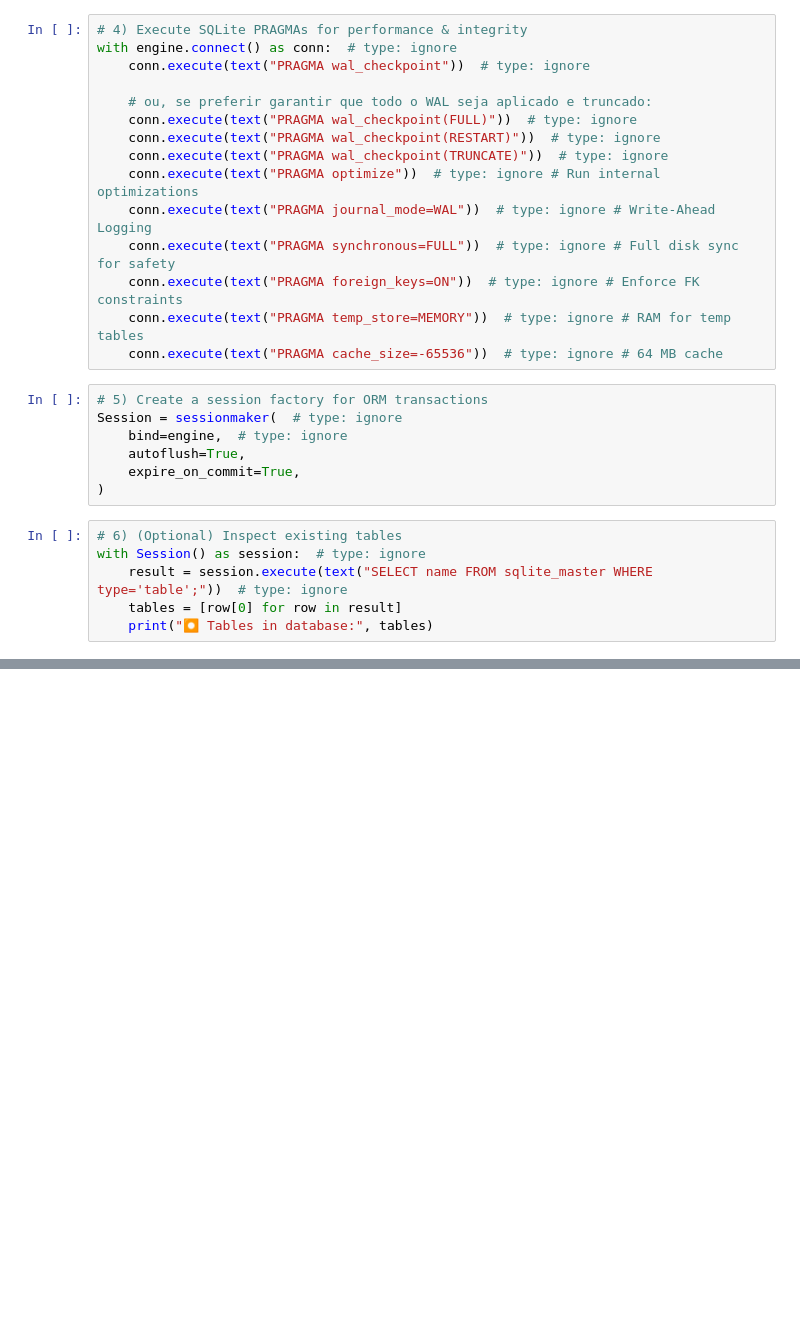
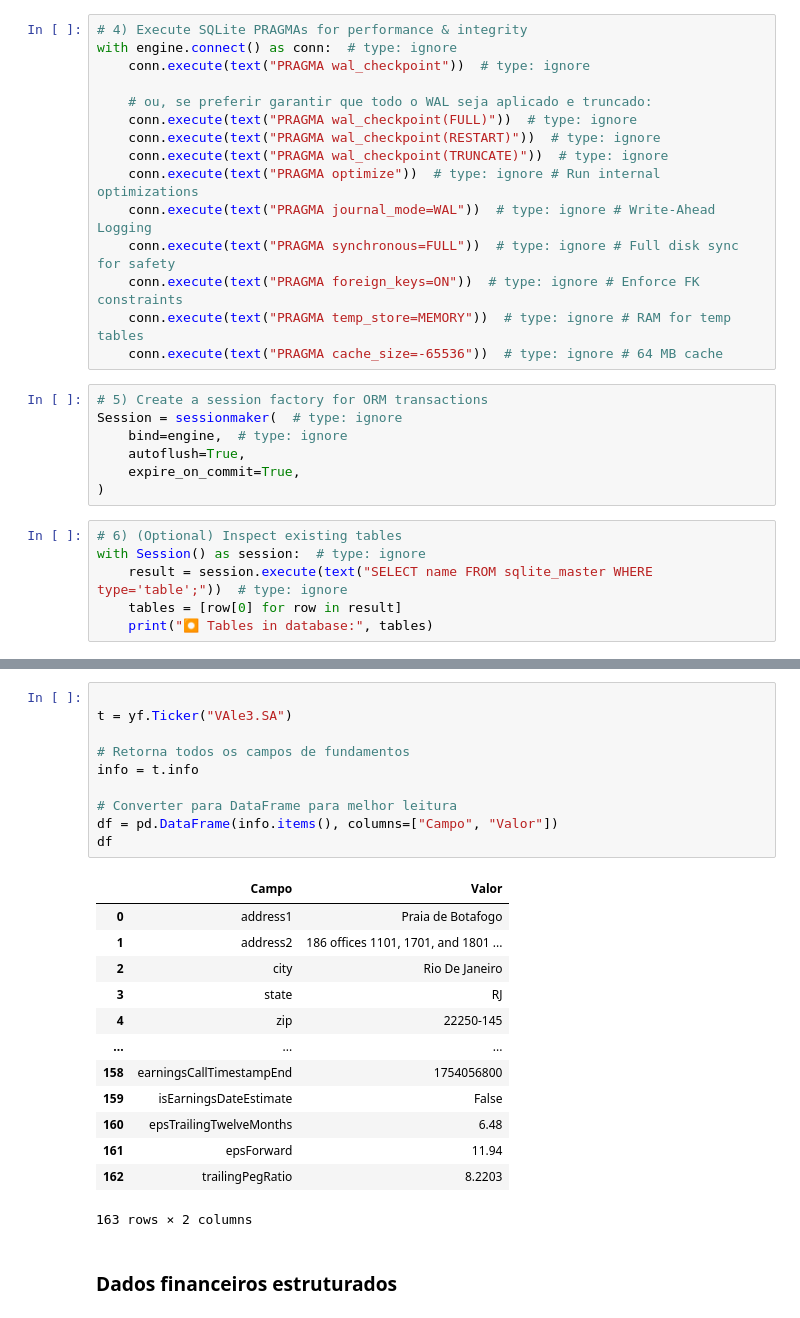
Before and after one commit to faustostangler/FLY, a Jupyter notebook: playgroung.ipynb, the cells around one changed output, grey strips where cells are left out. Cells and saved outputs as stored; diff of their text form; blank space fills up the shorter version.

```diff
--- a/playgroung.ipynb
+++ b/playgroung.ipynb
@@ -47,0 +124,26 @@ with Session() as session:  # type: ignore
+# %%
+
+t = yf.Ticker("VAle3.SA")
+
+# Retorna todos os campos de fundamentos
+info = t.info
+
+# Converter para DataFrame para melhor leitura
+df = pd.DataFrame(info.items(), columns=["Campo", "Valor"])
+df
+# %% [output]
+|  | Campo | Valor |
+| 0 | address1 | Praia de Botafogo |
+| 1 | address2 | 186 offices 1101, 1701, and 1801 ... |
+| 2 | city | Rio De Janeiro |
+| 3 | state | RJ |
+| 4 | zip | 22250-145 |
+| ... | ... | ... |
+| 158 | earningsCallTimestampEnd | 1754056800 |
+| 159 | isEarningsDateEstimate | False |
+| 160 | epsTrailingTwelveMonths | 6.48 |
+| 161 | epsForward | 11.94 |
+| 162 | trailingPegRatio | 8.2203 |
+163 rows × 2 columns
+# %% [markdown]
+### Dados financeiros estruturados
```
Also changed, not shown: parts of 11 cells of this notebook, 9 other files.
